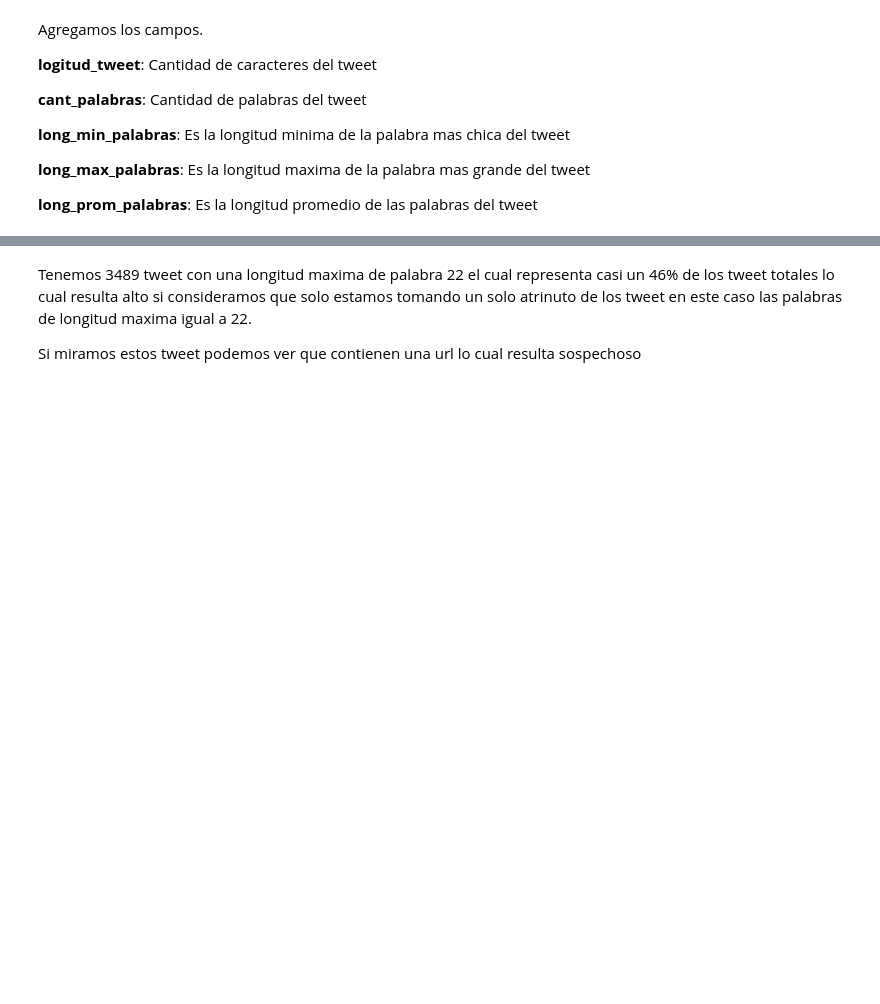
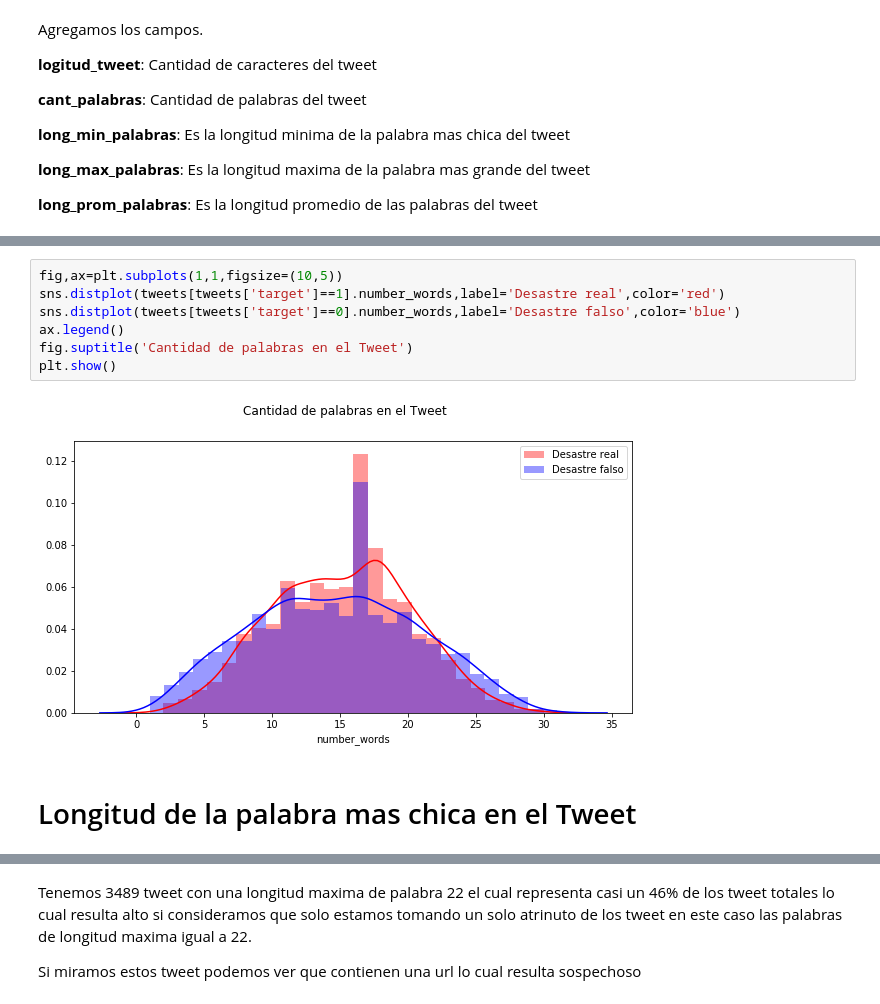
Before and after one commit to GastonMontes/1ro-2020-7506-TP1, a Jupyter notebook: Analisis-texto-tweet.ipynb, the cells around one changed output, grey strips where cells are left out. Cells and saved outputs as stored; diff of their text form; blank space fills up the shorter version.

```diff
--- a/Analisis-texto-tweet.ipynb
+++ b/Analisis-texto-tweet.ipynb
@@ -40,0 +106,11 @@ tweet['long_prom_palabras'] = tweet['text'].str.split().apply(lambda x : [len(i)
+# %%
+fig,ax=plt.subplots(1,1,figsize=(10,5))
+sns.distplot(tweets[tweets['target']==1].number_words,label='Desastre real',color='red')
+sns.distplot(tweets[tweets['target']==0].number_words,label='Desastre falso',color='blue')
+ax.legend()
+fig.suptitle('Cantidad de palabras en el Tweet')
+plt.show()
+# %% [output]
+[figure, added]
+# %% [markdown]
+# Longitud de la palabra mas chica en el Tweet
```
Also changed, not shown: parts of 21 cells of this notebook.
